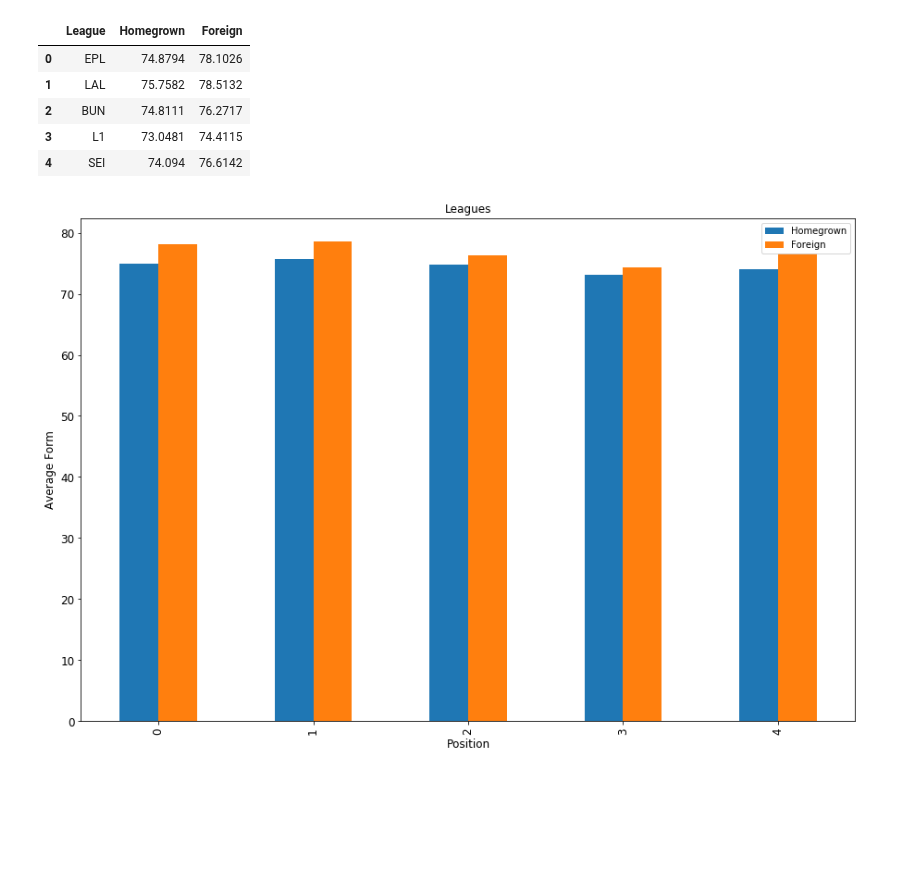
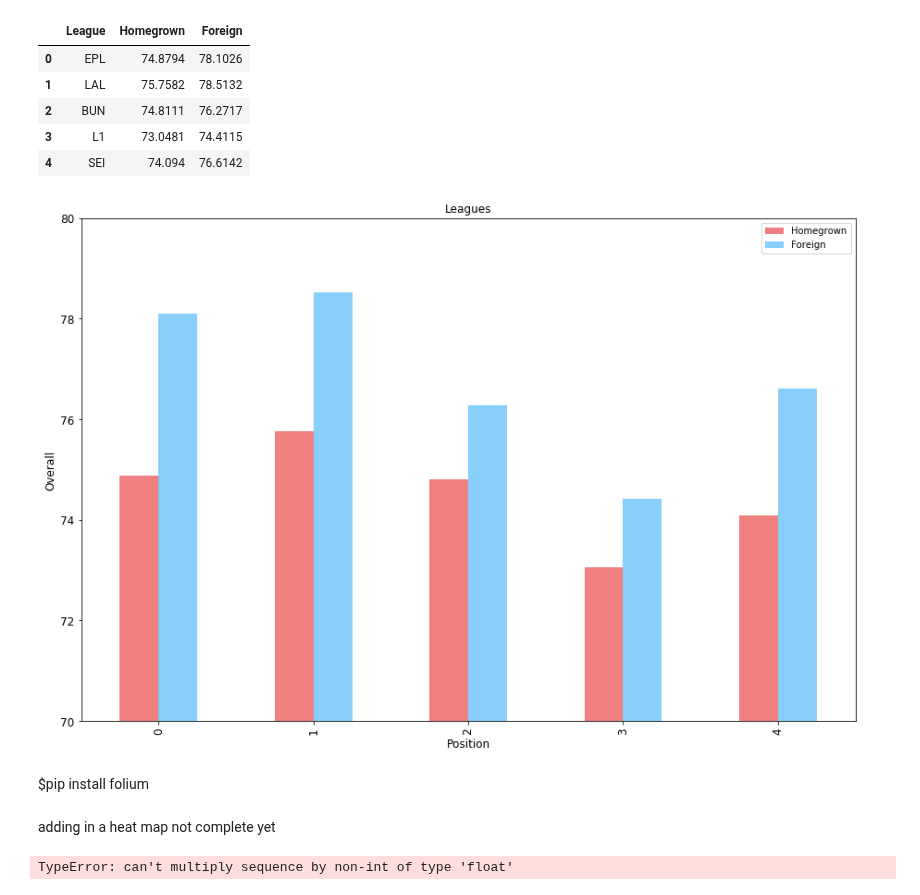
Before and after one commit to markkennedy3/Fifa-vs-Real-Life, a Jupyter notebook: notebooks/analysis/510_RQ2_Analysis.ipynb, the cells around one changed output. Saved outputs shown, nothing was run; the diff lists cells and outputs as text; code cells hidden in the pictures; blank space fills up the shorter version.

```diff
--- a/notebooks/analysis/510_RQ2_Analysis.ipynb
+++ b/notebooks/analysis/510_RQ2_Analysis.ipynb
@@ -13,4 +14,6 @@ from matplotlib.gridspec import GridSpec
 RQ2 = pd.read_csv(('../../data/analysis/RQ2.csv'))
 RQ2 = RQ2.drop('Unnamed: 0', 1)
 RQ2 = RQ2.iloc[1:]
+# %%
+RQ2 = RQ2[['Players','Position','Clubs','league','age','nationality','overall','Continent','Homegrown','Starts/Apps','Subbed Off/Apps','Overall Apps','Average Form','Goals/Apps','Assists/Apps','Clean Sheets/Apps']]
 # %%
@@ -700,9 +957,43 @@ overall.set_value(4,'Foreign',SEIF_overall)
 | 3 | L1 | 73.0481 | 74.4115 |
 | 4 | SEI | 74.094 | 76.6142 |
 # %%
-ax = overall[['Homegrown','Foreign']].plot(kind='bar', title ="Leagues", figsize=(15, 10), legend=True, fontsize=12)
+ax = overall[['Homegrown','Foreign']].plot(kind='bar', title ="Leagues", figsize=(15, 10),color= ['lightcoral','lightskyblue'], legend=True, fontsize=12)
 ax.set_xlabel("Position", fontsize=12)
-ax.set_ylabel("Average Form", fontsize=12)
+ax.set_ylabel("Overall", fontsize=12)
+ax.set_ylim(70,80)
 plt.show()
 # %% [output]
-[figure, old version]
+[figure, new version]
+# %% [markdown]
+$pip install folium
+# %% [markdown]
+adding in a heat map not complete yet
+# %%
+# Import libraries
+import pandas as pd
+import folium
+
+# Load the shape of the zone (US states)
+# Find the original file here: https://github.com/python-visualization/folium/tree/master/examples/data
+# You have to download this file and set the directory where you saved it
+state_geo = os.path.join("../../data/raw/world.json")
+
+
+# Initialize the map:
+m = folium.Map(location=[37, -102], zoom_start=5)
+
+# Add the color for the chloropleth:
+m.choropleth(
+ geo_data=state_geo,
+ name='choropleth',
+ data=RQ2,
+ columns=['nationality', 'Players'],
+ key_on='feature.id',
+ fill_color='YlGn',
+ fill_opacity=0.7,
+ line_opacity=0.3,
+ legend_name='Unemployment Rate (%)'
+)
+folium.LayerControl().add_to(m)
+# %% [output]
+TypeError: can't multiply sequence by non-int of type 'float'
```
Also changed, not shown: parts of 34 cells of this notebook.
